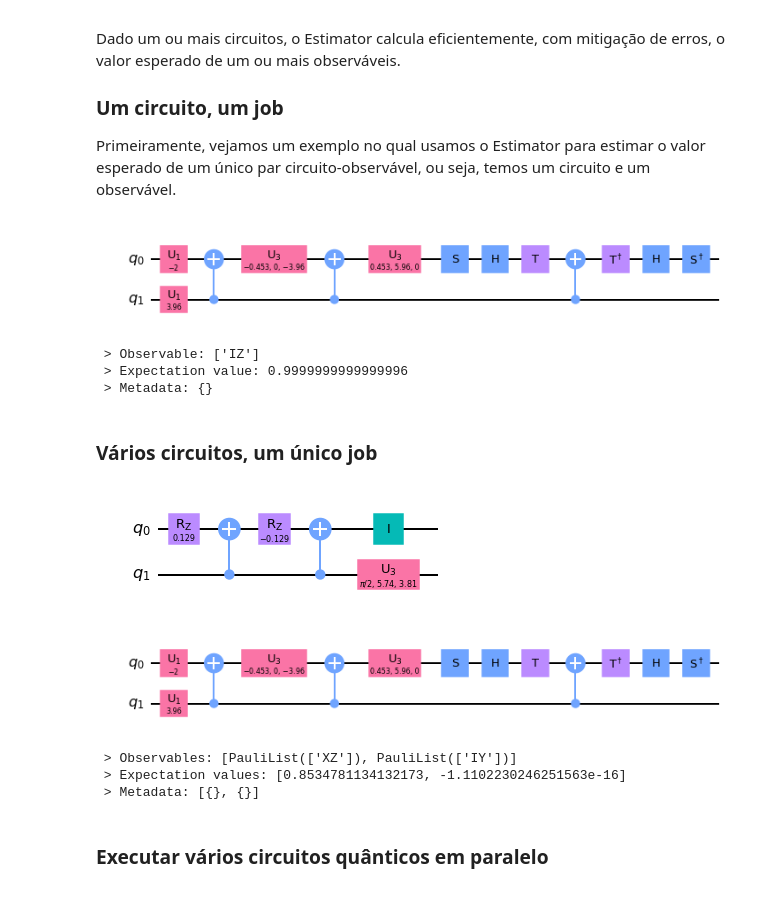
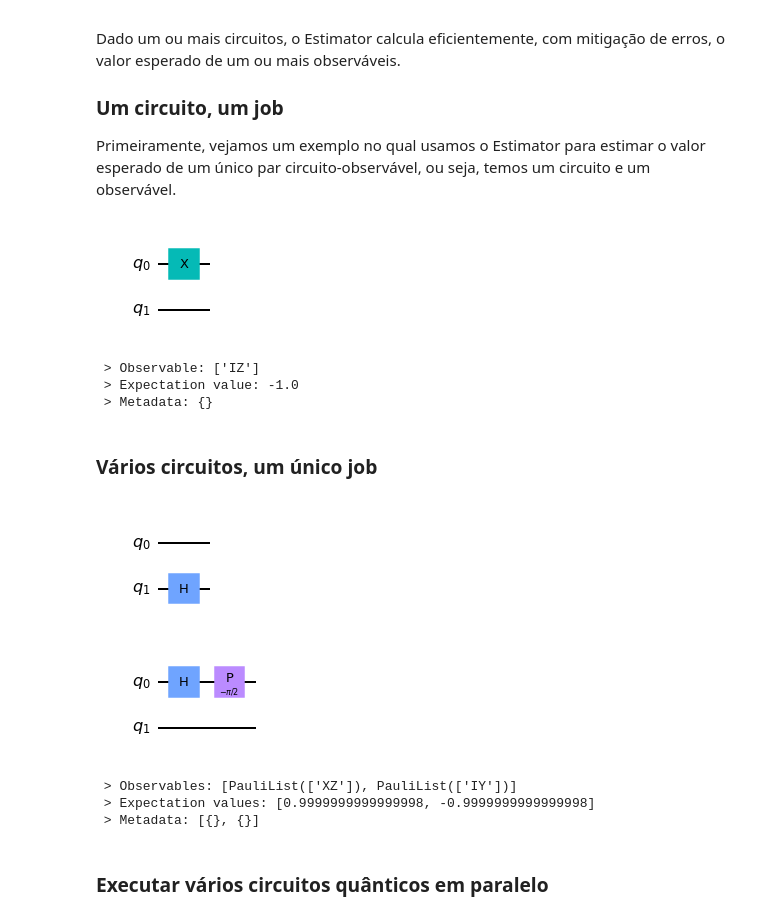
Before and after one commit to abbarreto/qiskit3, a Jupyter notebook: 04_qiskit_runtime.ipynb, the cells around one changed output. Saved outputs shown, nothing was run; the diff lists cells and outputs as text; code cells hidden in the pictures.

```diff
--- a/04_qiskit_runtime.ipynb
+++ b/04_qiskit_runtime.ipynb
@@ -53,31 +53,41 @@ Primeiramente, vejamos um exemplo no qual usamos o Estimator para estimar o valo
 # %%
 from qiskit.circuit.random import random_circuit
 from qiskit.quantum_info import SparsePauliOp
 from qiskit.primitives import Estimator
+from qiskit import QuantumCircuit
 
-circuit = random_circuit(2, 2, seed=1).decompose(reps=1)
+#circuit = random_circuit(2, 2, seed=1).decompose(reps=1)
+circuit = QuantumCircuit(2)
+circuit.x(0)
 circuit.draw(output='mpl')
-observable = SparsePauliOp("IZ")
+observable = SparsePauliOp("IZ") # ordem ...210
 
-estimator = Estimator()
+#options = {"backend_name": "ibmq_qasm_simulator"}
+estimator = Estimator()#options=options)
 job = estimator.run(circuit, observable)
 result = job.result()
 
 display(circuit.draw("mpl"))
 print(f" > Observable: {observable.paulis}")
 print(f" > Expectation value: {result.values[0]}")
 print(f" > Metadata: {result.metadata[0]}")
 # %% [output]
-[figure, old version]
+[figure, new version]
  > Observable: ['IZ']
- > Expectation value: 0.9999999999999996
+ > Expectation value: -1.0
  > Metadata: {}
 # %% [markdown]
 ### Vários circuitos, um único job
 # %%
+import math
+qc1 = QuantumCircuit(2); qc2 = QuantumCircuit(2)
+qc1.h(1)
+qc2.h(0); qc2.p(-math.pi/2, 0)
+
 circuits = (
-    random_circuit(2, 2, seed=0).decompose(reps=1),
-    random_circuit(2, 2, seed=1).decompose(reps=1),
+    #random_circuit(2, 2, seed=0).decompose(reps=1),
+    #random_circuit(2, 2, seed=1).decompose(reps=1),
+    qc1, qc2
 )
 observables = (
     SparsePauliOp("XZ"),
@@ -93,10 +103,10 @@ print(f" > Observables: {[obs.paulis for obs in observables]}")
 print(f" > Expectation values: {result.values.tolist()}")
 print(f" > Metadata: {result.metadata}")
 # %% [output]
-[figure, old version]
+[figure, new version]
-[figure, old version]
+[figure, new version]
  > Observables: [PauliList(['XZ']), PauliList(['IY'])]
- > Expectation values: [0.8534781134132173, -1.1102230246251563e-16]
+ > Expectation values: [0.9999999999999998, -0.9999999999999998]
  > Metadata: [{}, {}]
 # %% [markdown]
 ### Executar vários circuitos quânticos em paralelo
```
Also changed, not shown: parts of 12 cells of this notebook.
